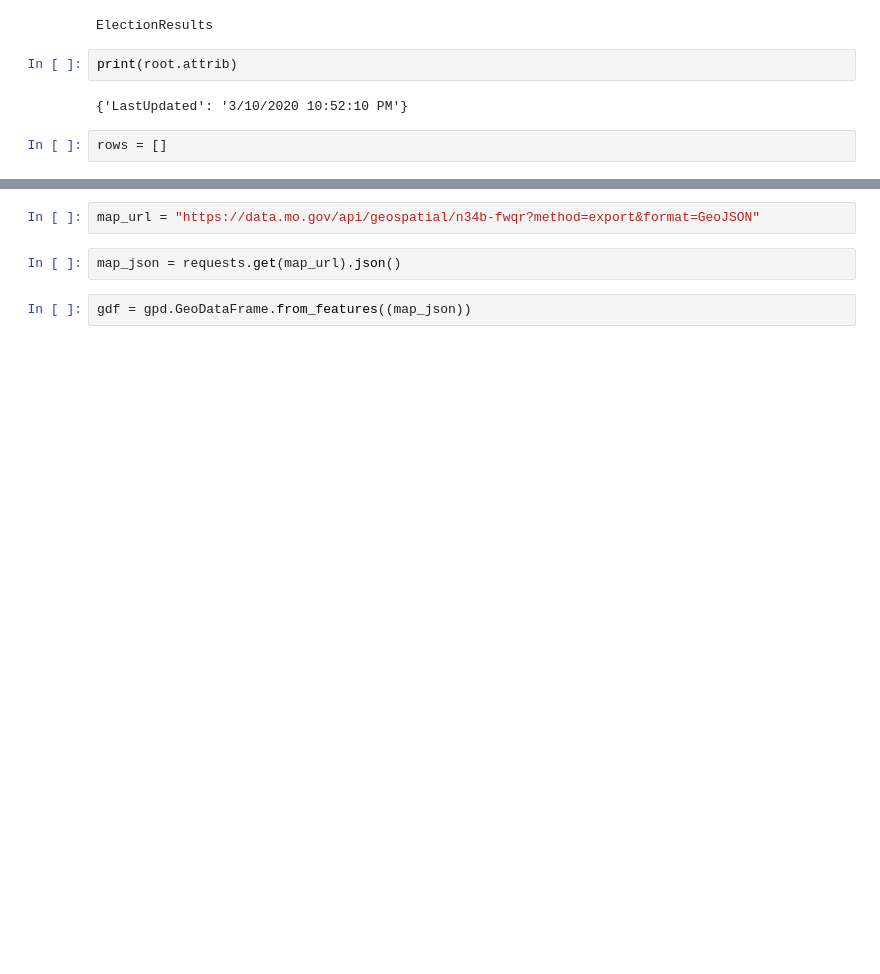
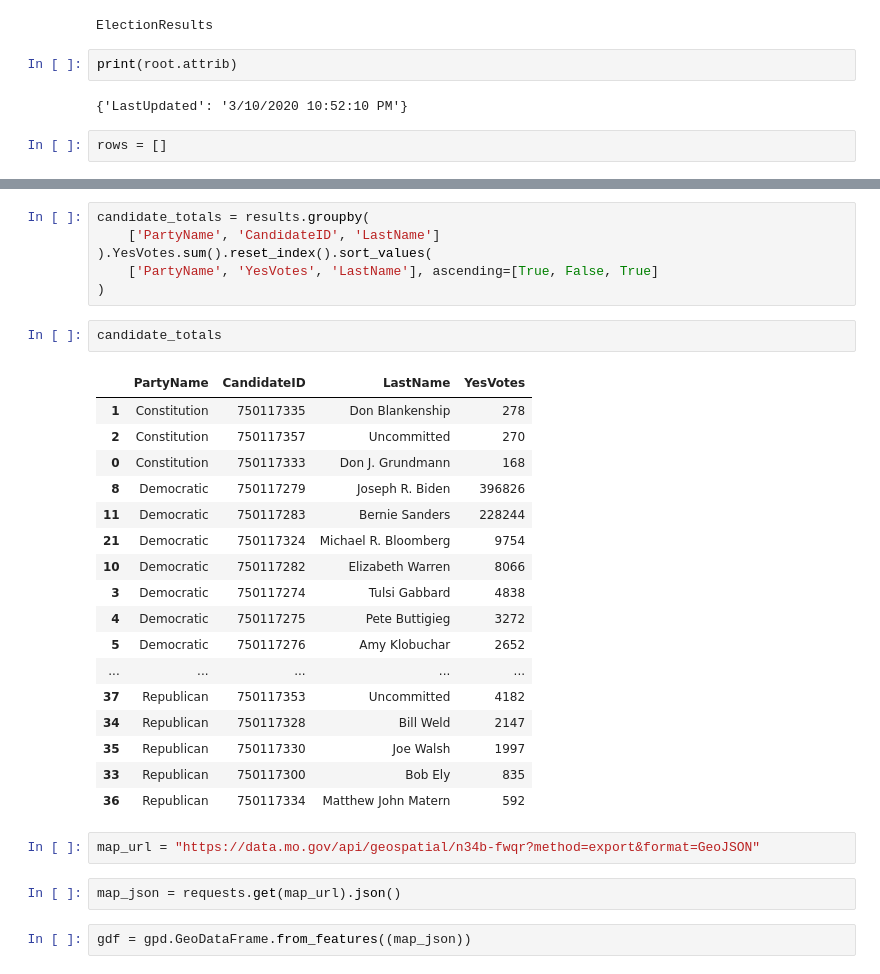
Before and after one commit to gordonje/mo-prez-prim-notebooks, a Jupyter notebook: analysis.ipynb, the cells around one changed output, grey strips where cells are left out. Cells and saved outputs as stored; diff of their text form; blank space fills up the shorter version.

```diff
--- a/analysis.ipynb
+++ b/analysis.ipynb
@@ -103,3 +107,29 @@ TypeError: list indices must be integers or slices, not str
+# %%
+candidate_totals = results.groupby(
+    ['PartyName', 'CandidateID', 'LastName']
+).YesVotes.sum().reset_index().sort_values(
+    ['PartyName', 'YesVotes', 'LastName'], ascending=[True, False, True]
+)
+# %%
+candidate_totals
+# %% [output]
+|  | PartyName | CandidateID | LastName | YesVotes |
+| 1 | Constitution | 750117335 | Don Blankenship | 278 |
+| 2 | Constitution | 750117357 | Uncommitted | 270 |
+| 0 | Constitution | 750117333 | Don J. Grundmann | 168 |
+| 8 | Democratic | 750117279 | Joseph R. Biden | 396826 |
+| 11 | Democratic | 750117283 | Bernie Sanders | 228244 |
+| 21 | Democratic | 750117324 | Michael R. Bloomberg | 9754 |
+| 10 | Democratic | 750117282 | Elizabeth Warren | 8066 |
+| 3 | Democratic | 750117274 | Tulsi Gabbard | 4838 |
+| 4 | Democratic | 750117275 | Pete Buttigieg | 3272 |
+| 5 | Democratic | 750117276 | Amy Klobuchar | 2652 |
+| ... | ... | ... | ... | ... |
+| 37 | Republican | 750117353 | Uncommitted | 4182 |
+| 34 | Republican | 750117328 | Bill Weld | 2147 |
+| 35 | Republican | 750117330 | Joe Walsh | 1997 |
+| 33 | Republican | 750117300 | Bob Ely | 835 |
+| 36 | Republican | 750117334 | Matthew John Matern | 592 |
 # %%
 map_url = "https://data.mo.gov/api/geospatial/n34b-fwqr?method=export&format=GeoJSON"
 # %%
```
Also changed, not shown: parts of 10 cells of this notebook.
